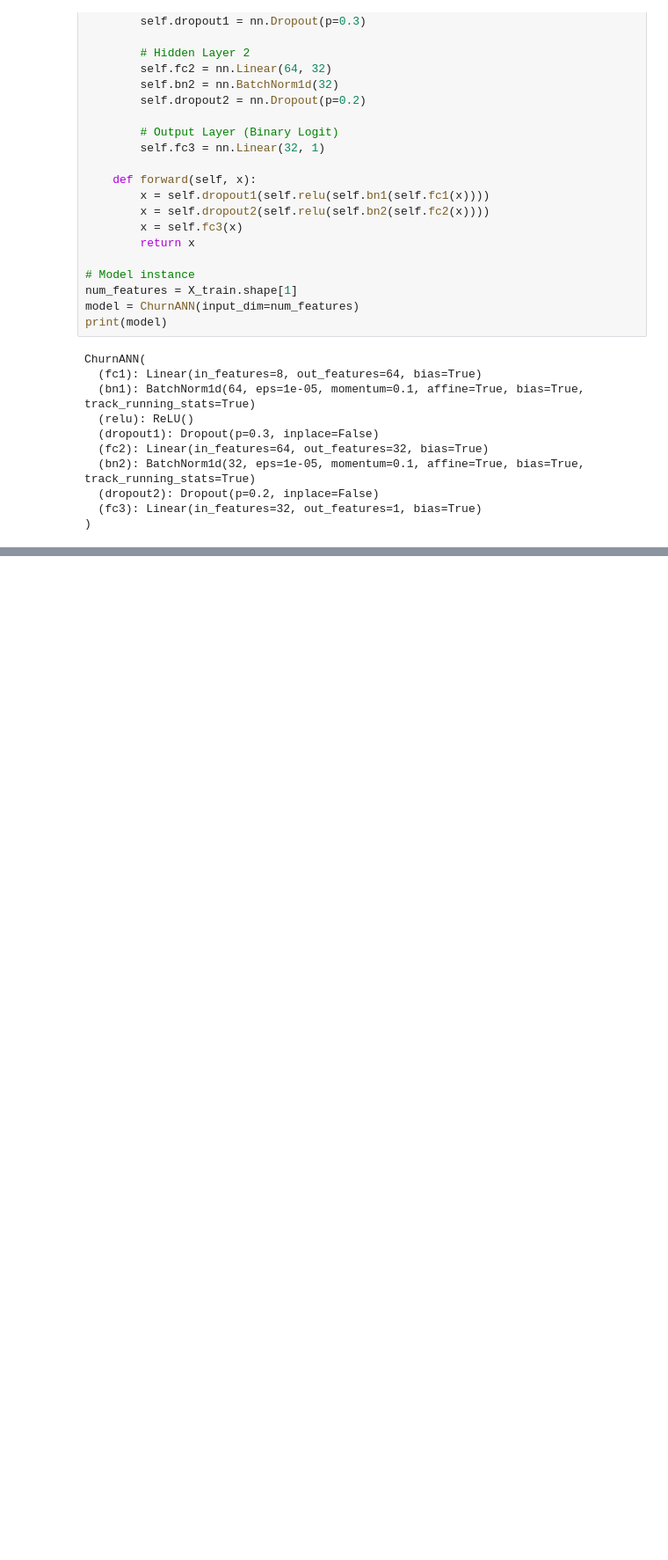
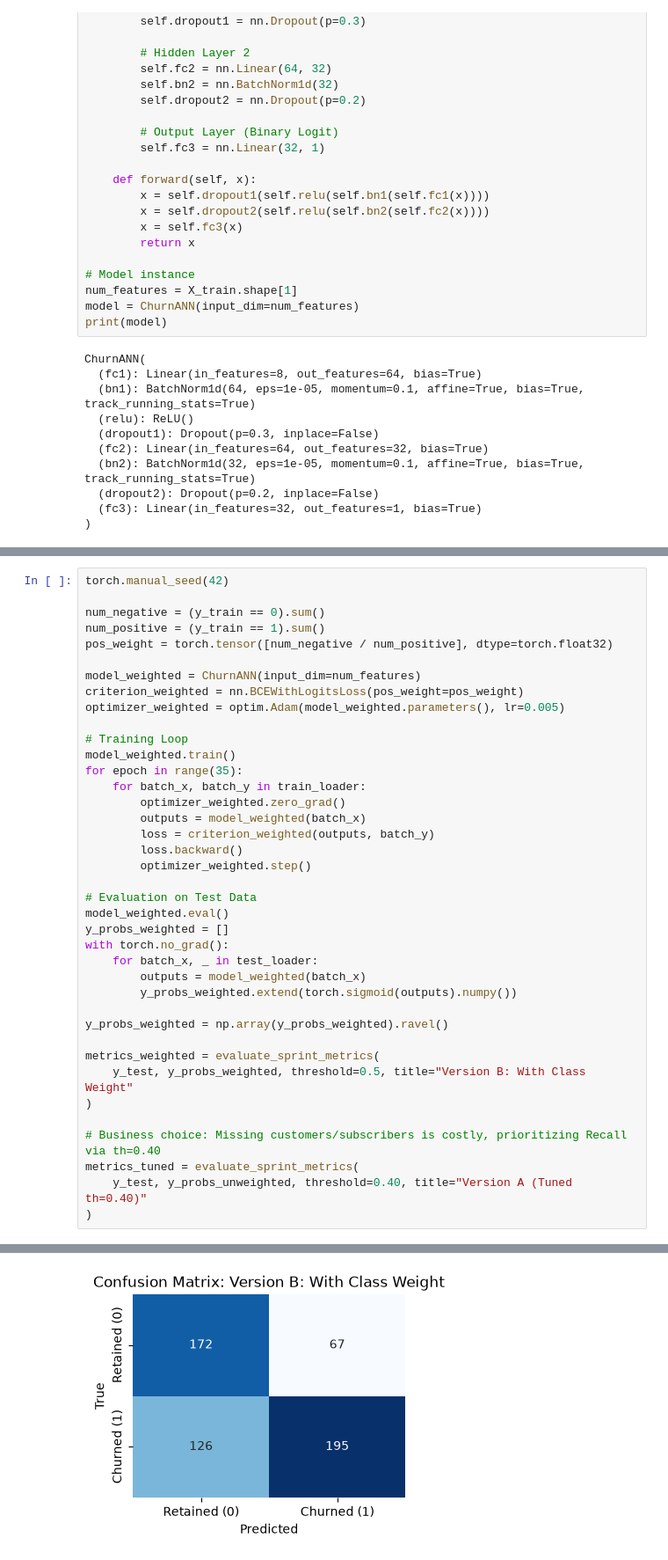
Before and after one commit to RezaOfficial0/EO-chur-saas, a Jupyter notebook: notebooks/ann_churn_model.ipynb, the cells around one changed output, grey strips where cells are left out. Shown at 88% size. Drawn from its saved outputs; the diff is of its cells as text; blank space fills up the shorter version.

```diff
--- a/notebooks/ann_churn_model.ipynb
+++ b/notebooks/ann_churn_model.ipynb
@@ -365,0 +314,40 @@ Calculated Precision: 0.68 (Target: > 0.60)
+# %%
+torch.manual_seed(42)
+
+num_negative = (y_train == 0).sum()
+num_positive = (y_train == 1).sum()
+pos_weight = torch.tensor([num_negative / num_positive], dtype=torch.float32)
+
+model_weighted = ChurnANN(input_dim=num_features)
+criterion_weighted = nn.BCEWithLogitsLoss(pos_weight=pos_weight)
+optimizer_weighted = optim.Adam(model_weighted.parameters(), lr=0.005)
+
+# Training Loop
+model_weighted.train()
+for epoch in range(35):
+    for batch_x, batch_y in train_loader:
+        optimizer_weighted.zero_grad()
+        outputs = model_weighted(batch_x)
+        loss = criterion_weighted(outputs, batch_y)
+        loss.backward()
+        optimizer_weighted.step()
+
+# Evaluation on Test Data
+model_weighted.eval()
+y_probs_weighted = []
+with torch.no_grad():
+    for batch_x, _ in test_loader:
+        outputs = model_weighted(batch_x)
+        y_probs_weighted.extend(torch.sigmoid(outputs).numpy())
+
+y_probs_weighted = np.array(y_probs_weighted).ravel()
+
+metrics_weighted = evaluate_sprint_metrics(
+    y_test, y_probs_weighted, threshold=0.5, title="Version B: With Class Weight"
+)
+
+# Business choice: Missing customers/subscribers is costly, prioritizing Recall via th=0.40
+metrics_tuned = evaluate_sprint_metrics(
+    y_test, y_probs_unweighted, threshold=0.40, title="Version A (Tuned th=0.40)"
+)
+# %% [output]
@@ -365,0 +361 @@ Calculated Precision: 0.68 (Target: > 0.60)
+[figure, added]
```
Also changed, not shown: parts of 7 cells of this notebook, 9 other files.
